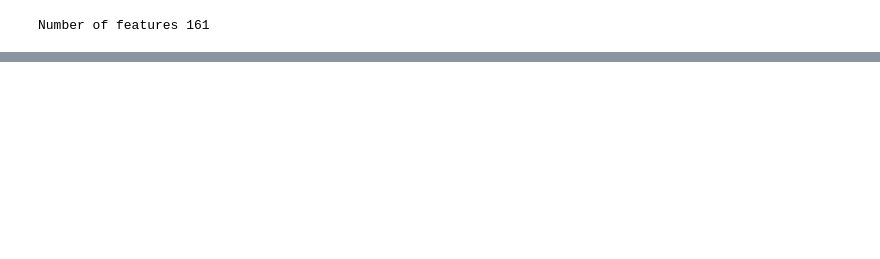
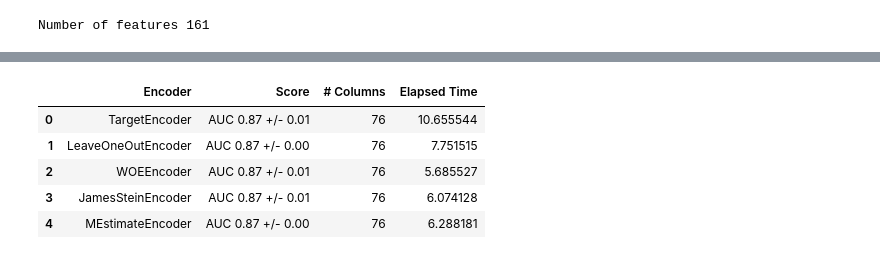
Before and after one commit to alteryx/categorical_encoding, a Jupyter notebook: notebooks/categorical-encoding-demo.ipynb, the cells around one changed output, grey strips where cells are left out. Cells and saved outputs as stored; diff of their text form; code cells hidden in the pictures; blank space fills up the shorter version.

```diff
--- a/notebooks/categorical-encoding-demo.ipynb
+++ b/notebooks/categorical-encoding-demo.ipynb
@@ -231,4 +226,0 @@ utils.machine_learning_score(fm_encoded, label_times)
-# %%
-ce_one_hot = ce.OneHotEncoder()
-fm_encoded = ce_one_hot.fit_transform(feature_matrix)
-utils.machine_learning_score(fm_encoded, label_times)
@@ -256,4 +226,0 @@ max                                        15.000000
-# %%
-ce_bin = ce.BinaryEncoder()
-fm_encoded = ce_bin.fit_transform(feature_matrix)
-utils.machine_learning_score(fm_encoded, label_times)
@@ -264,4 +226,0 @@ utils.machine_learning_score(fm_encoded, label_times)
-# %%
-ce_hash = ce.HashingEncoder(n_components=8)
-fm_encoded = ce_hash.fit_transform(feature_matrix)
-utils.machine_learning_score(fm_encoded, label_times)
@@ -271,0 +245,11 @@ utils.machine_learning_score(fm_encoded, label_times)
+# %%
+bayesian_results = utils.bayesian_encoder_results(feature_matrix, label_times)
+# %%
+bayesian_results
+# %% [output]
+|  | Encoder | Score | # Columns | Elapsed Time |
+| 0 | TargetEncoder | AUC 0.87 +/- 0.01 | 76 | 10.655544 |
+| 1 | LeaveOneOutEncoder | AUC 0.87 +/- 0.00 | 76 | 7.751515 |
+| 2 | WOEEncoder | AUC 0.87 +/- 0.01 | 76 | 5.685527 |
+| 3 | JamesSteinEncoder | AUC 0.87 +/- 0.01 | 76 | 6.074128 |
+| 4 | MEstimateEncoder | AUC 0.87 +/- 0.00 | 76 | 6.288181 |
```
Also changed, not shown: parts of 15 cells of this notebook, 1 other file.
